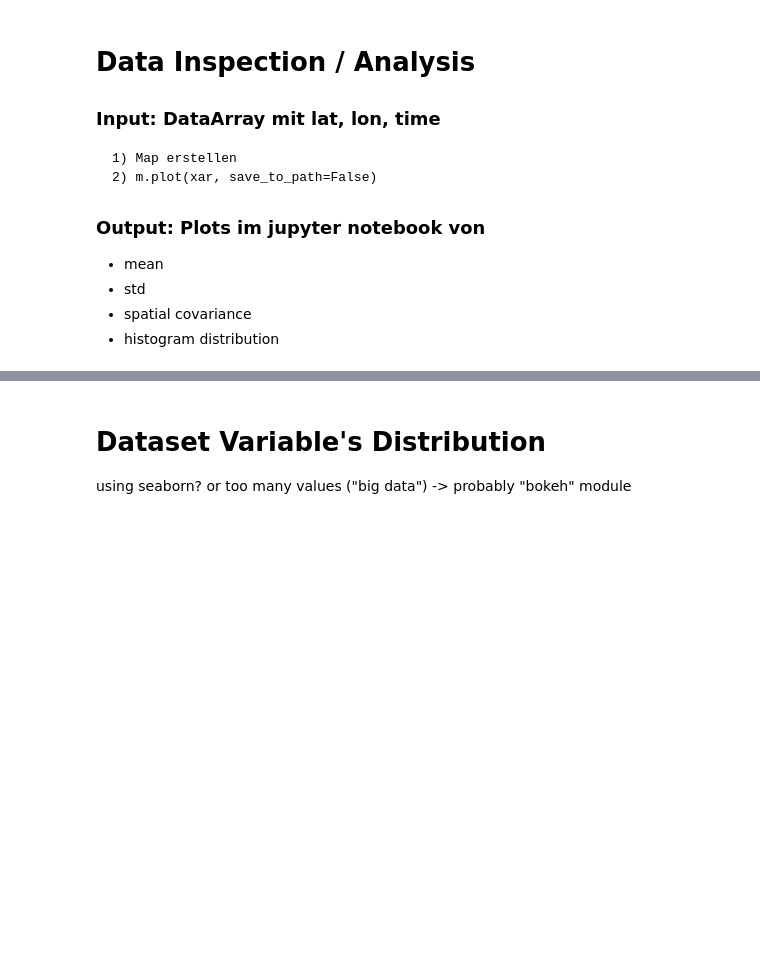
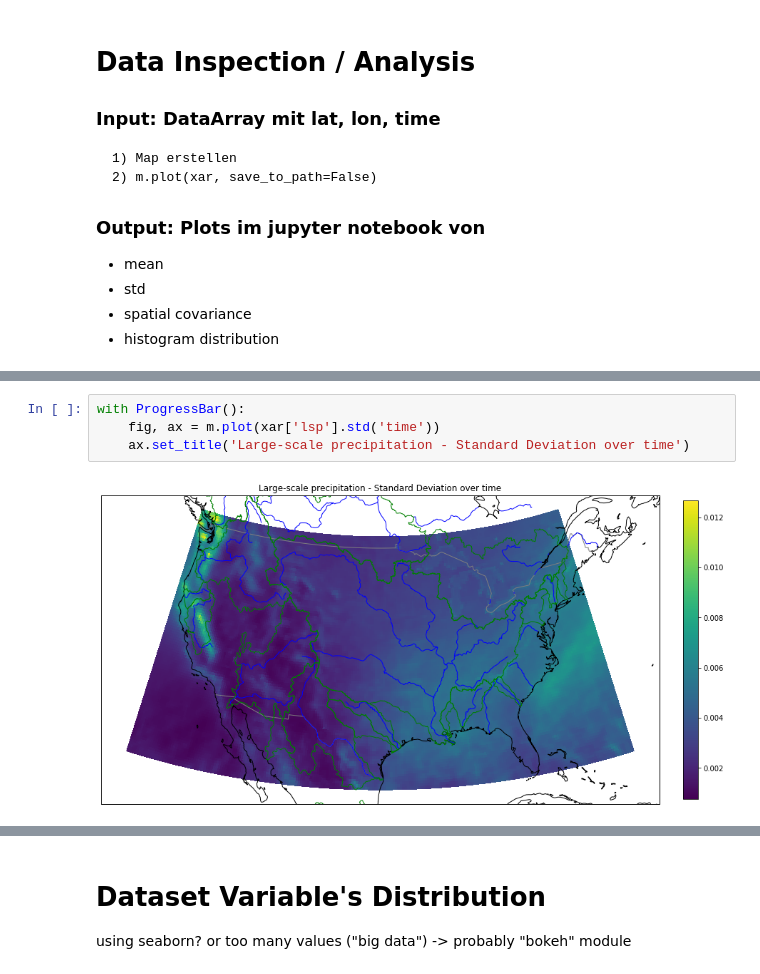
Before and after one commit to ECMWFCode4Earth/ml_flood, a Jupyter notebook: python/data_inspector-test_covariance.ipynb, the cells around one changed output, grey strips where cells are left out. Saved outputs shown, nothing was run; the diff lists cells and outputs as text; blank space fills up the shorter version.

```diff
--- a/python/data_inspector-test_covariance.ipynb
+++ b/python/data_inspector-test_covariance.ipynb
@@ -113,0 +62,6 @@ class Map(object):
+# %%
+with ProgressBar():
+    fig, ax = m.plot(xar['lsp'].std('time'))
+    ax.set_title('Large-scale precipitation - Standard Deviation over time')
+# %% [output]
+[figure, added]
```
Also changed, not shown: parts of 31 cells of this notebook, 1 other file.
